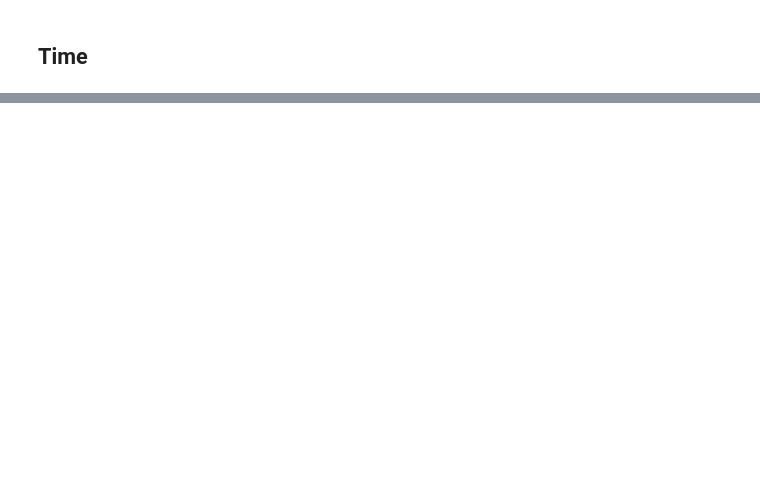
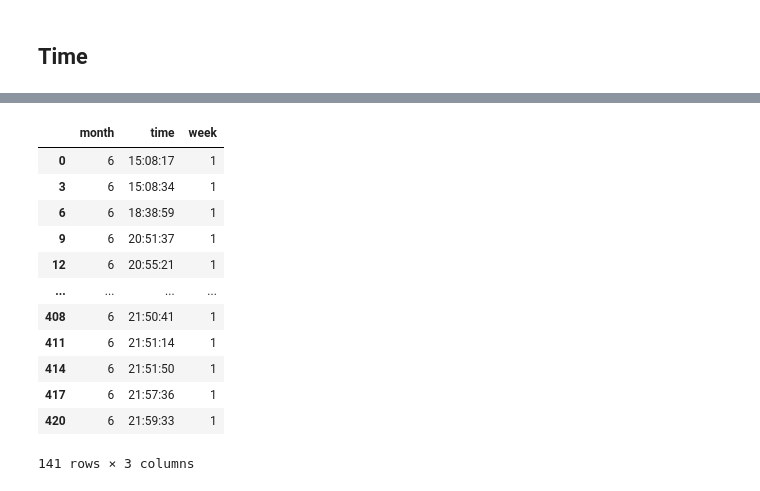
Before and after one commit to rodrigoprestesmachado/codespaces-blank, a Jupyter notebook: analysis/analysis.ipynb, the cells around one changed output, grey strips where cells are left out. Cells and saved outputs as stored; diff of their text form; code cells hidden in the pictures; blank space fills up the shorter version.

```diff
--- a/analysis/analysis.ipynb
+++ b/analysis/analysis.ipynb
@@ -339,0 +474,17 @@ df.to_csv('data/time_difference.csv', index=False, sep=';')
+# %%
+dfColumns = df[["month", "time", "week"]]
+dfColumns
+# %% [output]
+|  | month | time | week |
+| 0 | 6 | 15:08:17 | 1 |
+| 3 | 6 | 15:08:34 | 1 |
+| 6 | 6 | 18:38:59 | 1 |
+| 9 | 6 | 20:51:37 | 1 |
+| 12 | 6 | 20:55:21 | 1 |
+| ... | ... | ... | ... |
+| 408 | 6 | 21:50:41 | 1 |
+| 411 | 6 | 21:51:14 | 1 |
+| 414 | 6 | 21:51:50 | 1 |
+| 417 | 6 | 21:57:36 | 1 |
+| 420 | 6 | 21:59:33 | 1 |
+141 rows × 3 columns
```
Also changed, not shown: parts of 14 cells of this notebook, 2 other files.
